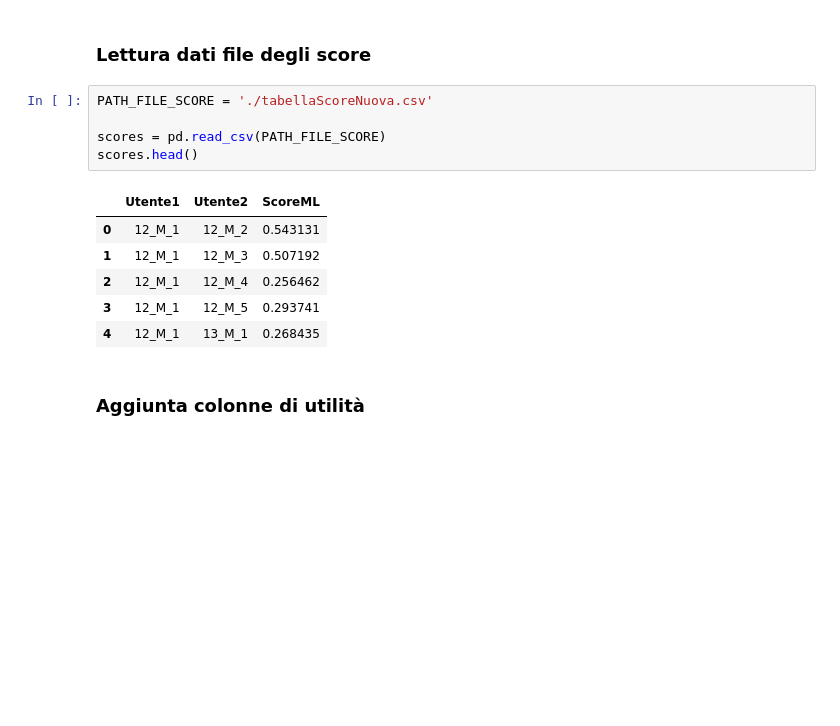
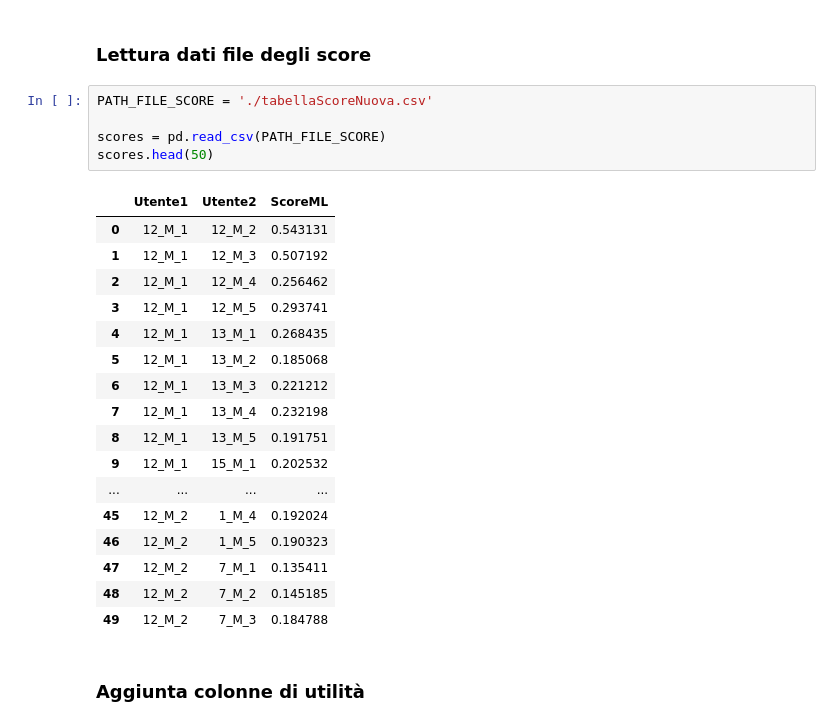
Before and after one commit to Simone-Smaldore/progetto-iqa-sensori, a Jupyter notebook: Utilità python/genera_pseudo_labels.ipynb, the cells around one changed output. Drawn from its saved outputs; the diff is of its cells as text; blank space fills up the shorter version.

```diff
--- a/Utilità python/genera_pseudo_labels.ipynb
+++ b/Utilità python/genera_pseudo_labels.ipynb
@@ -7,15 +7,26 @@ from statistics import mean
 # %%
 PATH_FILE_SCORE = './tabellaScoreNuova.csv'
 
 scores = pd.read_csv(PATH_FILE_SCORE)
-scores.head()
+scores.head(50)
 # %% [output]
 |  | Utente1 | Utente2 | ScoreML |
 | 0 | 12_M_1 | 12_M_2 | 0.543131 |
 | 1 | 12_M_1 | 12_M_3 | 0.507192 |
 | 2 | 12_M_1 | 12_M_4 | 0.256462 |
 | 3 | 12_M_1 | 12_M_5 | 0.293741 |
 | 4 | 12_M_1 | 13_M_1 | 0.268435 |
+| 5 | 12_M_1 | 13_M_2 | 0.185068 |
+| 6 | 12_M_1 | 13_M_3 | 0.221212 |
+| 7 | 12_M_1 | 13_M_4 | 0.232198 |
+| 8 | 12_M_1 | 13_M_5 | 0.191751 |
+| 9 | 12_M_1 | 15_M_1 | 0.202532 |
+| ... | ... | ... | ... |
+| 45 | 12_M_2 | 1_M_4 | 0.192024 |
+| 46 | 12_M_2 | 1_M_5 | 0.190323 |
+| 47 | 12_M_2 | 7_M_1 | 0.135411 |
+| 48 | 12_M_2 | 7_M_2 | 0.145185 |
+| 49 | 12_M_2 | 7_M_3 | 0.184788 |
 # %% [markdown]
 ### Aggiunta colonne di utilità
 # %%
```
Also changed, not shown: 1 other file.
